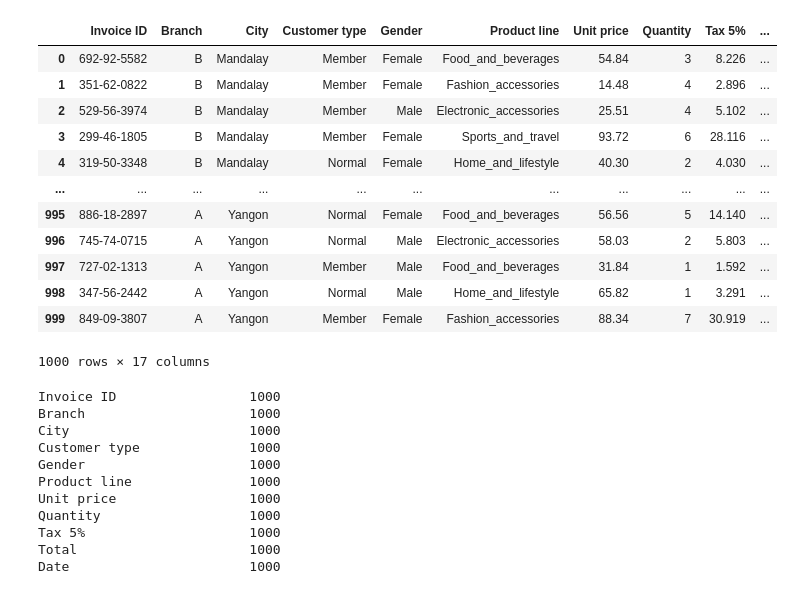
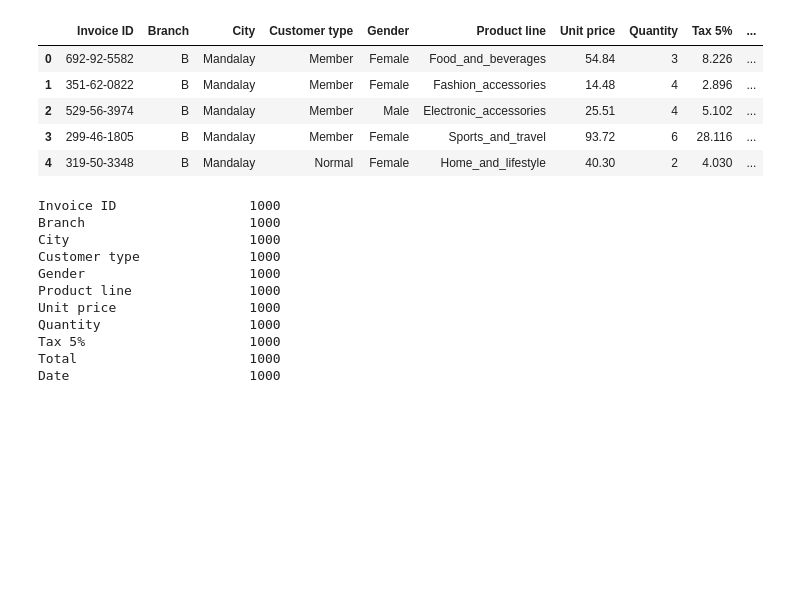
Before and after one commit to satishsinha/Python-Seaborn, a Jupyter notebook: Session-1.ipynb, the cells around one changed output. Saved outputs shown, nothing was run; the diff lists cells and outputs as text; code cells hidden in the pictures; blank space fills up the shorter version.

```diff
--- a/Session-1.ipynb
+++ b/Session-1.ipynb
@@ -12,21 +12,14 @@ pip install openpyxl ## ## For Excel we need to install openpyxl
 ## Import data frame
 data = pd.read_excel('supermarket_sales.xlsx')
 # %%
-data
+data.head()
 # %% [output]
 |  | Invoice ID | Branch | City | Customer type | Gender | Product line | Unit price | Quantity | Tax 5% | ... |
 | 0 | 692-92-5582 | B | Mandalay | Member | Female | Food_and_beverages | 54.84 | 3 | 8.226 | ... |
 | 1 | 351-62-0822 | B | Mandalay | Member | Female | Fashion_accessories | 14.48 | 4 | 2.896 | ... |
 | 2 | 529-56-3974 | B | Mandalay | Member | Male | Electronic_accessories | 25.51 | 4 | 5.102 | ... |
 | 3 | 299-46-1805 | B | Mandalay | Member | Female | Sports_and_travel | 93.72 | 6 | 28.116 | ... |
 | 4 | 319-50-3348 | B | Mandalay | Normal | Female | Home_and_lifestyle | 40.30 | 2 | 4.030 | ... |
-| ... | ... | ... | ... | ... | ... | ... | ... | ... | ... | ... |
-| 995 | 886-18-2897 | A | Yangon | Normal | Female | Food_and_beverages | 56.56 | 5 | 14.140 | ... |
-| 996 | 745-74-0715 | A | Yangon | Normal | Male | Electronic_accessories | 58.03 | 2 | 5.803 | ... |
-| 997 | 727-02-1313 | A | Yangon | Member | Male | Food_and_beverages | 31.84 | 1 | 1.592 | ... |
-| 998 | 347-56-2442 | A | Yangon | Normal | Male | Home_and_lifestyle | 65.82 | 1 | 3.291 | ... |
-| 999 | 849-09-3807 | A | Yangon | Member | Female | Fashion_accessories | 88.34 | 7 | 30.919 | ... |
-1000 rows × 17 columns
 # %%
 ## To check any column has missing value
 data.count()
```
Also changed, not shown: 1 other file.
